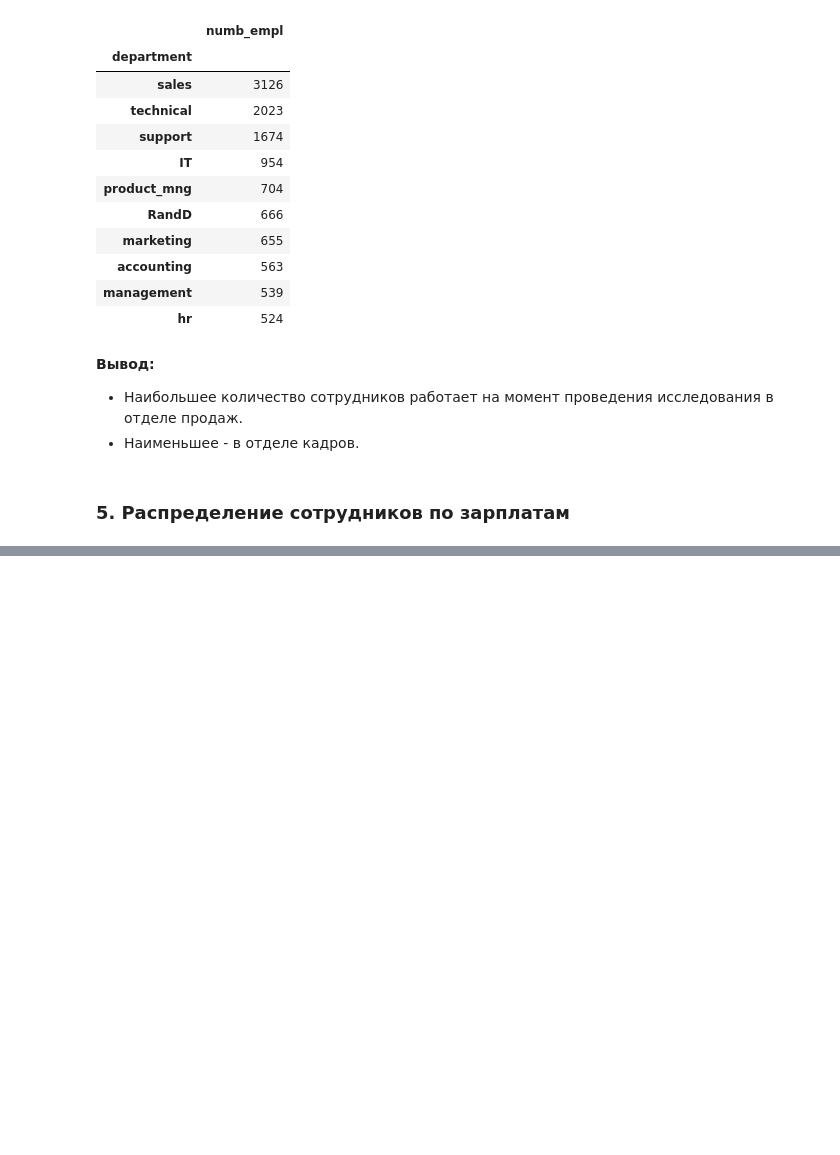
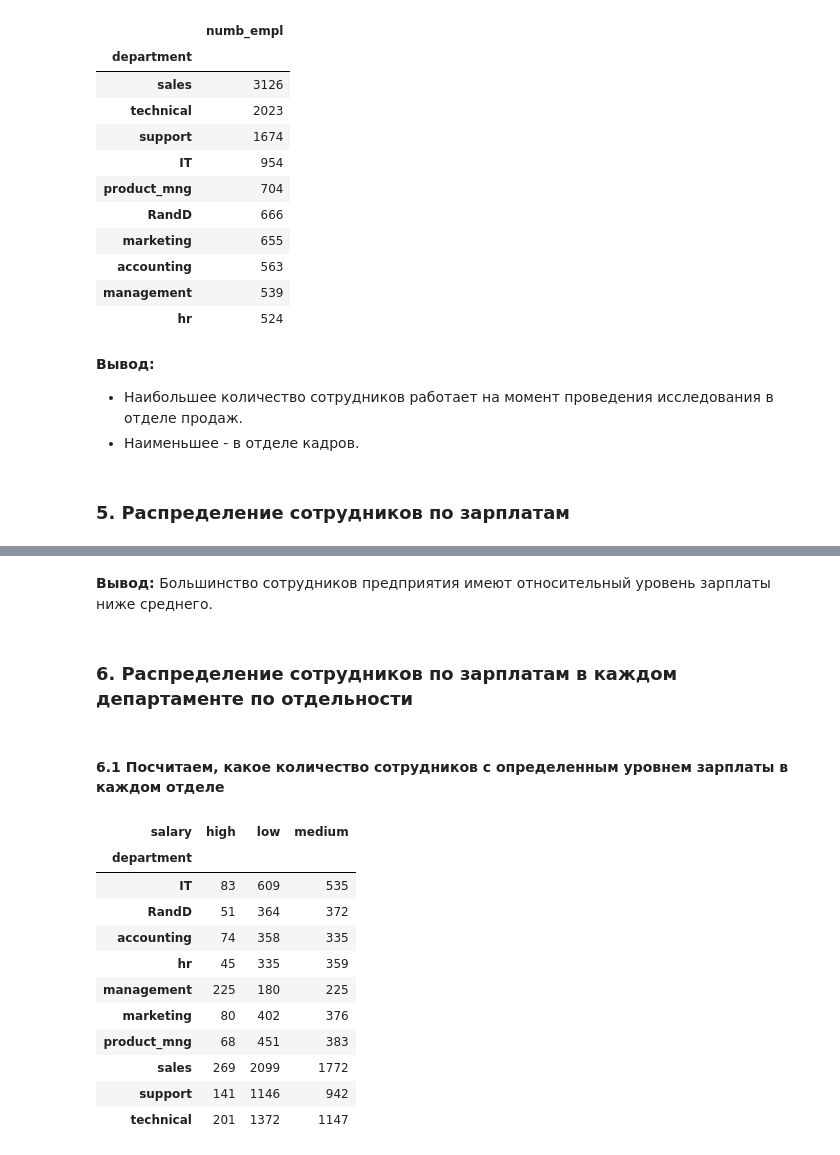
Before and after one commit to BalshowAndrew/python_statistic, a Jupyter notebook: final_work.ipynb, the cells around one changed output, grey strips where cells are left out. Saved outputs shown, nothing was run; the diff lists cells and outputs as text; code cells hidden in the pictures; blank space fills up the shorter version.

```diff
--- a/final_work.ipynb
+++ b/final_work.ipynb
@@ -263,0 +285,27 @@ numb_empl
+# %% [markdown]
+**Вывод:** Большинство сотрудников предприятия имеют относительный уровень зарплаты ниже среднего.
+# %% [markdown]
+### 6. Распределение сотрудников по зарплатам в каждом департаменте по отдельности
+# %% [markdown]
+#### 6.1 Посчитаем, какое количество сотрудников с определенным уровнем зарплаты в каждом отделе
+# %%
+departm_salary_df = hr_df.pivot_table(
+    index='department',
+    columns='salary',
+    values='satisfaction_level',
+    aggfunc='count',
+)
+departm_salary_df
+# %% [output]
+| salary | high | low | medium |
+| department |  |  |  |
+| IT | 83 | 609 | 535 |
+| RandD | 51 | 364 | 372 |
+| accounting | 74 | 358 | 335 |
+| hr | 45 | 335 | 359 |
+| management | 225 | 180 | 225 |
+| marketing | 80 | 402 | 376 |
+| product_mng | 68 | 451 | 383 |
+| sales | 269 | 2099 | 1772 |
+| support | 141 | 1146 | 942 |
+| technical | 201 | 1372 | 1147 |
```
Also changed, not shown: parts of 11 cells of this notebook.
